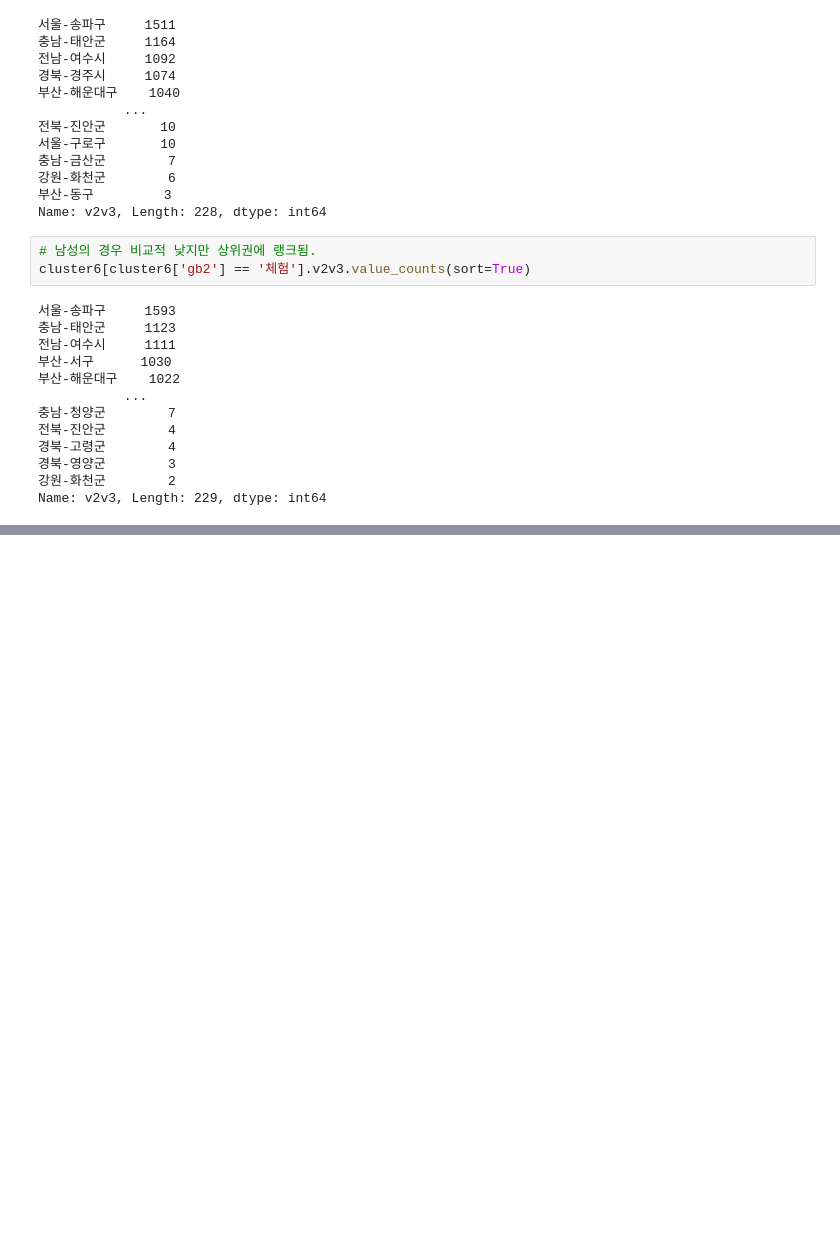
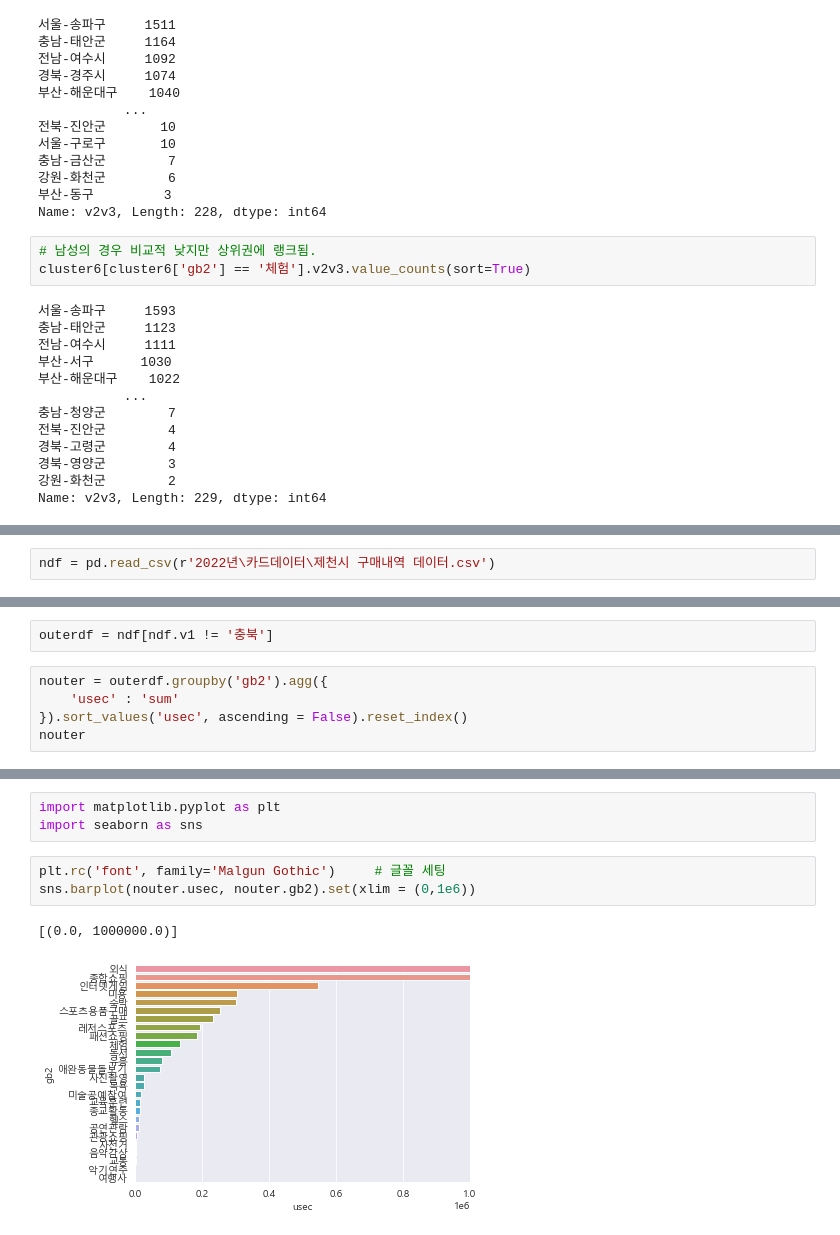
Before and after one commit to Sty1ish/culture-leisure_idea_competition, a Jupyter notebook: ex5 K=4-8 prototype jupyterlab.ipynb, the cells around one changed output, grey strips where cells are left out. Cells and saved outputs as stored; diff of their text form; blank space fills up the shorter version.

```diff
--- a/ex5 K=4-8 prototype jupyterlab.ipynb
+++ b/ex5 K=4-8 prototype jupyterlab.ipynb
@@ -299,0 +302,2 @@ Name: v2v3, Length: 229, dtype: int64
+# %%
+ndf = pd.read_csv(r'2022년\카드데이터\제천시 구매내역 데이터.csv')
@@ -299,0 +313,7 @@ Name: v2v3, Length: 229, dtype: int64
+# %%
+outerdf = ndf[ndf.v1 != '충북']
+# %%
+nouter = outerdf.groupby('gb2').agg({
+    'usec' : 'sum'
+}).sort_values('usec', ascending = False).reset_index()
+nouter
@@ -299,0 +338,9 @@ Name: v2v3, Length: 229, dtype: int64
+# %%
+import matplotlib.pyplot as plt
+import seaborn as sns
+# %%
+plt.rc('font', family='Malgun Gothic')     # 글꼴 세팅
+sns.barplot(nouter.usec, nouter.gb2).set(xlim = (0,1e6))
+# %% [output]
+[(0.0, 1000000.0)]
+[figure, added]
```
Also changed, not shown: parts of 5 cells of this notebook, 44 other files.
